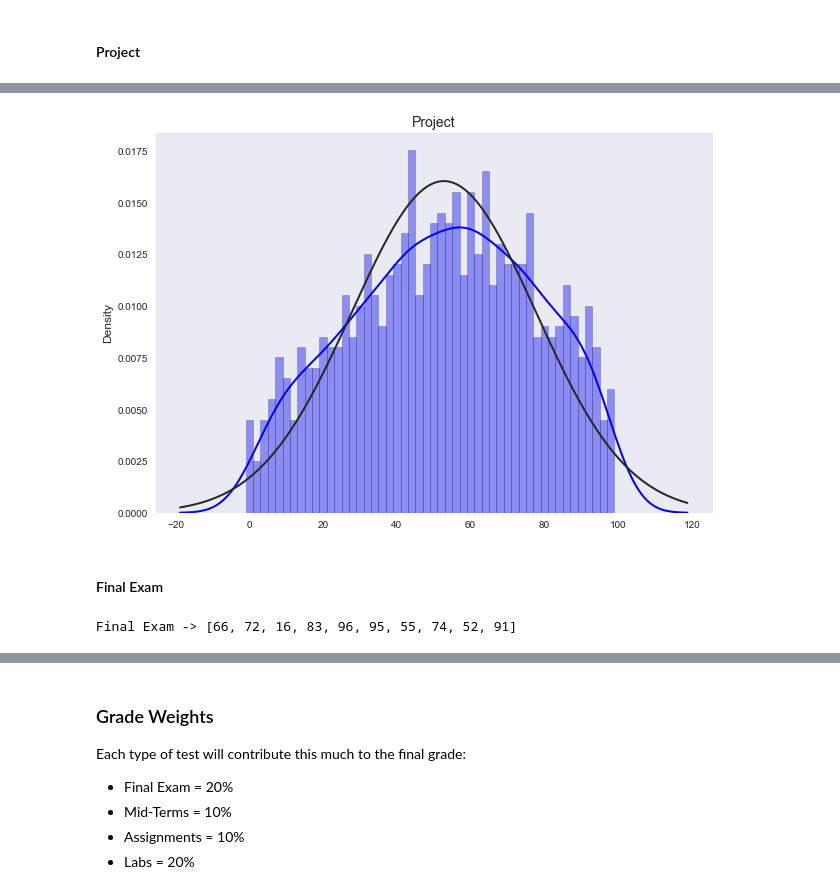
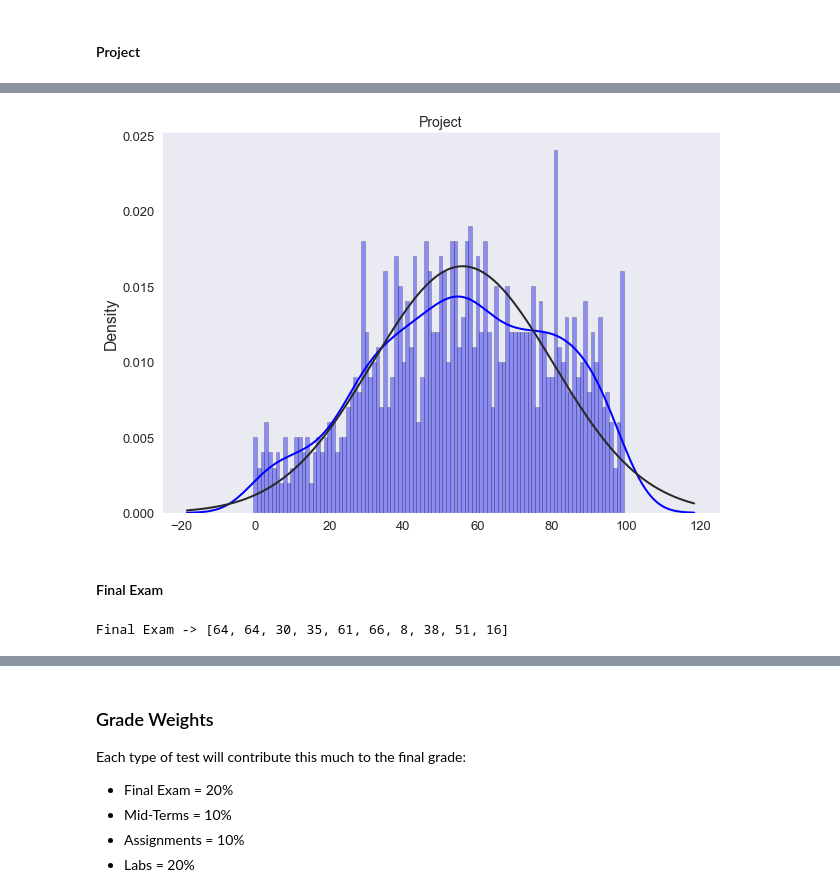
Before and after one commit to Cookie182/personal-projects, a Jupyter notebook: Grades_prediction/Grades_prediction.ipynb, the cells around one changed output, grey strips where cells are left out. Drawn from its saved outputs; the diff is of its cells as text; code cells hidden in the pictures.

```diff
--- a/Grades_prediction/Grades_prediction.ipynb
+++ b/Grades_prediction/Grades_prediction.ipynb
@@ -161,6 +162,6 @@ plt.show()
 # %% [markdown]
 #### Project
 # %%
-Project = grades(0, 101, 55, 35)
+Project = grades(0, 101, 60, 33)
 print(f"Project -> {Project[:10]}")
 # %% [output]
@@ -185,18 +186,18 @@ for _ in range(0, 100, 10):
 # %%
 plt.figure(figsize=(10, 7))
 sns.distplot(Project, fit=ss.norm, norm_hist=True, color='blue',
-             hist_kws=dict(edgecolor='black', align='left', color='blue'), bins=50)
+             hist_kws=dict(edgecolor='black', align='left', color='blue'), bins=100)
 plt.title('Project', fontsize=14)
 plt.show()
 # %% [output]
-[figure, old version]
+[figure, new version]
 # %% [markdown]
 #### Final Exam
 # %%
-Final = grades(0, 101, 65, 30)
+Final = grades(0, 101, 60, 33)
 print(f"Final Exam -> {Final[:10]}")
 # %% [output]
-Final Exam -> [66, 72, 16, 83, 96, 95, 55, 74, 52, 91]
+Final Exam -> [64, 64, 30, 35, 61, 66, 8, 38, 51, 16]
 # %%
 for _ in range(0, 100, 10):
     c = 0
```
Also changed, not shown: parts of 52 cells of this notebook, 2 other files.
